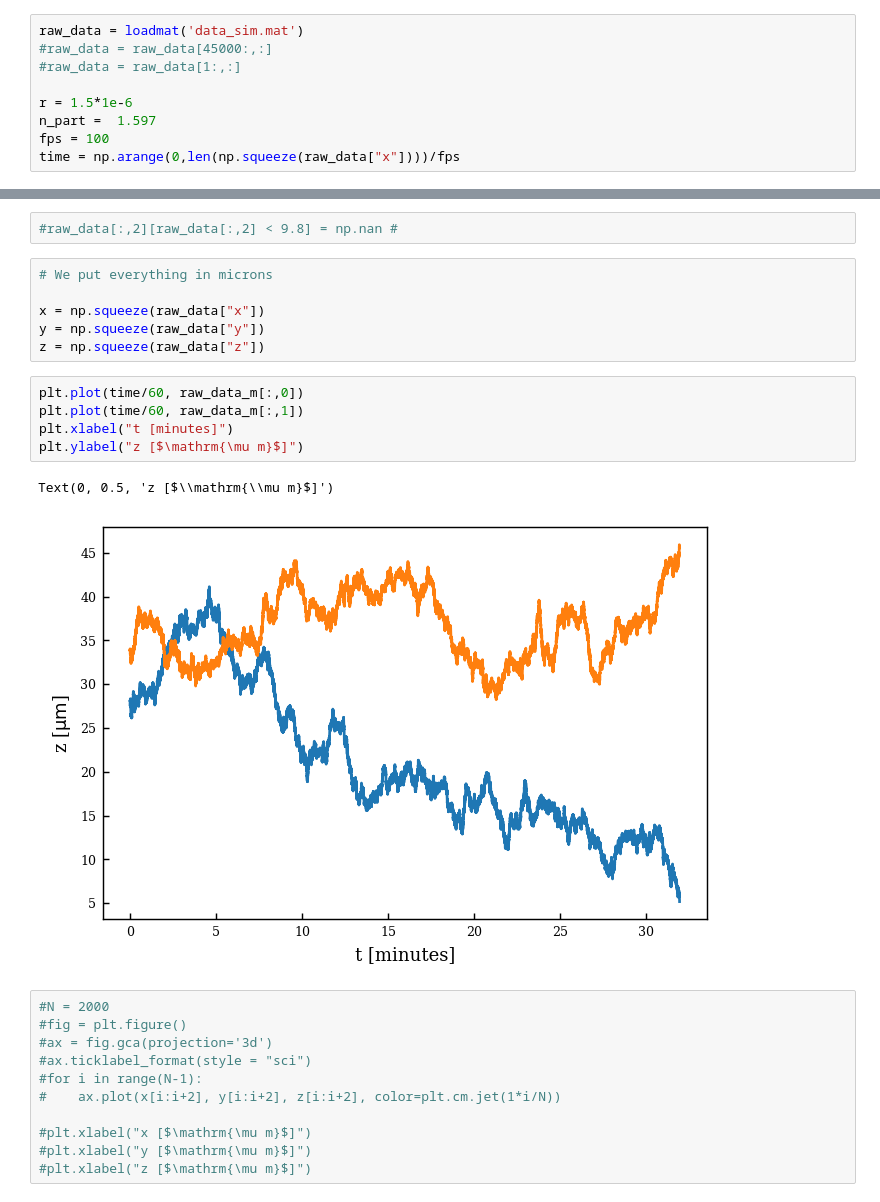
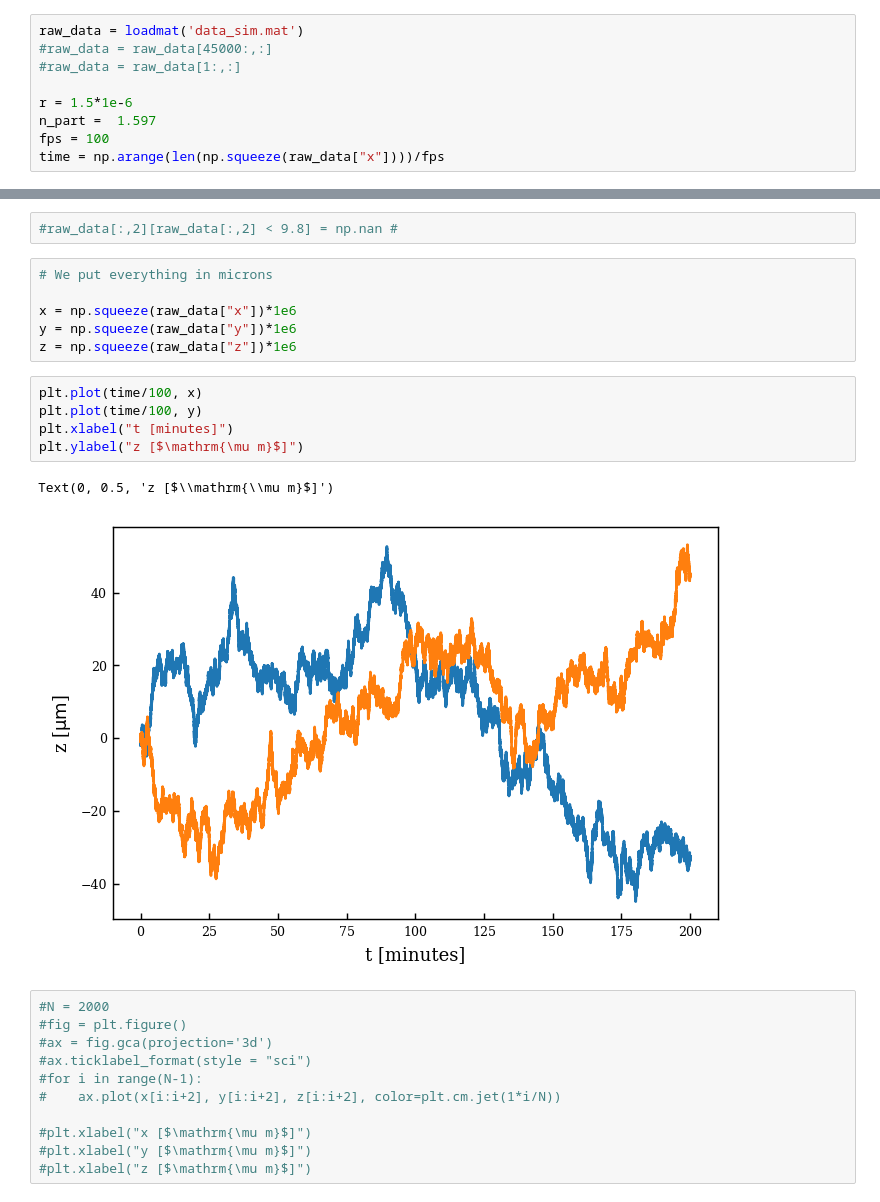
Before and after one commit to eXpensia/Confined-Brownian-Motion, a Jupyter notebook: 02_body/chapter3/images/simulation_confined_Brownian_motion/Full analysis trajectory.ipynb, the cells around one changed output, grey strips where cells are left out. Saved outputs shown, nothing was run; the diff lists cells and outputs as text.

```diff
--- a/02_body/chapter3/images/simulation_confined_Brownian_motion/Full analysis trajectory.ipynb
+++ b/02_body/chapter3/images/simulation_confined_Brownian_motion/Full analysis trajectory.ipynb
@@ -37,7 +37,7 @@ raw_data = loadmat('data_sim.mat')
 r = 1.5*1e-6
 n_part =  1.597
 fps = 100
-time = np.arange(0,len(np.squeeze(raw_data["x"])))/fps
+time = np.arange(len(np.squeeze(raw_data["x"])))/fps
 # %% [markdown]
 # Data exploration
 # %%
@@ -70,17 +51,17 @@ Text(0, 0.5, 'height [pixel]')
 # %%
 # We put everything in microns
 
-x = np.squeeze(raw_data["x"])
-y = np.squeeze(raw_data["y"])
-z = np.squeeze(raw_data["z"])
+x = np.squeeze(raw_data["x"])*1e6
+y = np.squeeze(raw_data["y"])*1e6
+z = np.squeeze(raw_data["z"])*1e6
 # %%
-plt.plot(time/60, raw_data_m[:,0])
-plt.plot(time/60, raw_data_m[:,1])
+plt.plot(time/100, x)
+plt.plot(time/100, y)
 plt.xlabel("t [minutes]")
 plt.ylabel("z [$\mathrm{\mu m}$]")
 # %% [output]
 Text(0, 0.5, 'z [$\\mathrm{\\mu m}$]')
-[figure, old version]
+[figure, new version]
 # %%
 #N = 2000
 #fig = plt.figure()
```
Also changed, not shown: parts of 78 cells of this notebook, 5 other files.
